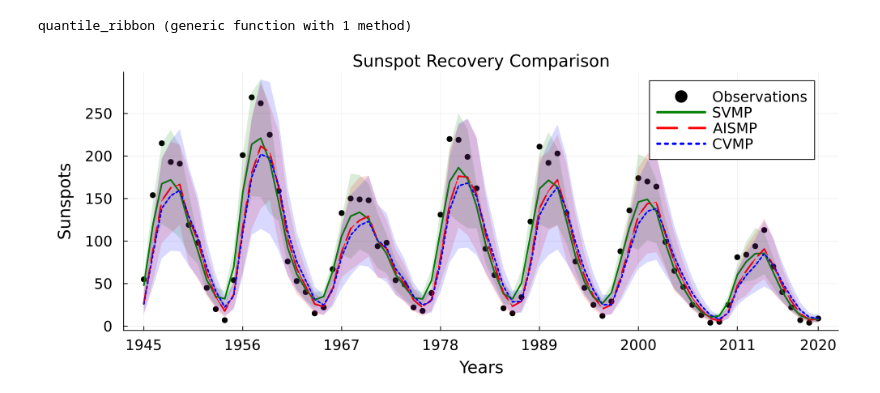
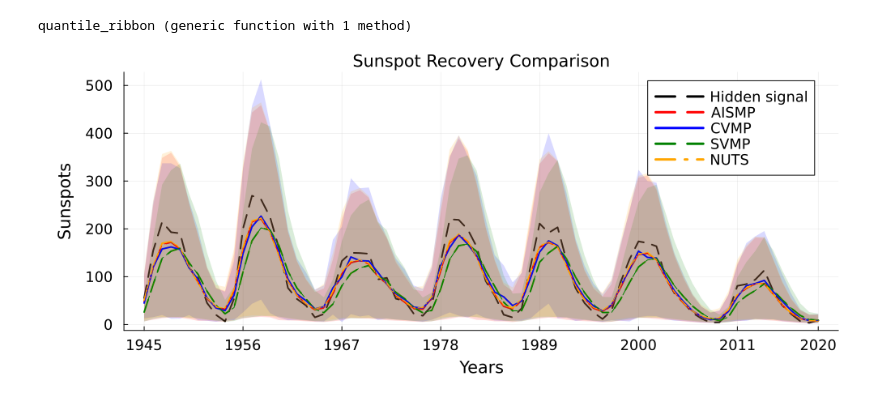
Before and after one commit to biaslab/CVMP, a Jupyter notebook: demos/generate_plots/generate_sunspot_plots.ipynb, the cells around one changed output. Cells and saved outputs as stored; diff of their text form; code cells hidden in the pictures.

Commit message:
feat: use accurate CVMP for main plot

```diff
--- a/demos/generate_plots/generate_sunspot_plots.ipynb
+++ b/demos/generate_plots/generate_sunspot_plots.ipynb
@@ -22,15 +22,15 @@ not_rounded = map((s) -> s[2], select_1945_2020)
 observations = map((s) -> round(s[2]), select_1945_2020);
 
 # to check that matched with Semih
-cvi = readdlm("../estimations/cvi_sunspot_results.csv")
-cvmp = readdlm("../estimations/cvmp_sunspot_results.csv")
+svmp = readdlm("../estimations/cvi_sunspot_results.csv")
+cvmp = readdlm("../estimations/cvmp_accurate_sunspot_results.csv")
 aismp = readdlm("../estimations/ais_mp_sunspot_results.csv")
 nuts = readdlm("../estimations/nuts_sunspot_results.csv");
 
 inference_results = [
     aismp,
     cvmp,
-    cvi,
+    svmp,
     nuts
 ];
 
@@ -41,32 +41,32 @@ gammas = map(
 
 custom_colors = [:red, :blue, :green, :orange];
 algorithms = ["AISMP", "CVMP", "SVMP", "NUTS"];
-linestyles = [:dash, :solid, :dot, :dashdot];
+linestyles = [:dash, :solid, :dash, :dashdot];
 # %%
 gamma_estimation_plot = plot(title="Sunspot Recovery Comparison",
                        guidefontsize=14,
                        tickfontsize=12,
                        legendfontsize=12,
                        legend=:topright,
                        xtick=([1, 12, 23, 34, 45, 56, 67, 76], [1945, 1956, 1967, 1978, 1989, 2000, 2011, 2020]),
                        xlabel="Years",
                        ylabel="Sunspots",
                        label="Observations",
                        left_margin=10Plots.mm,
                        bottom_margin=5Plots.mm)
 
 plot!(gamma_estimation_plot, not_rounded, color=:black, label="Hidden signal", linestyle=:dash, lw=2, size=(1000, 400))
 
-for (i, (algorithm, gamma, color, linestyle)) in enumerate(zip(algorithms, gammas, custom_colors, linestyles, 1:3))
+for (i, (algorithm, gamma, color, linestyle)) in enumerate(zip(algorithms, gammas, custom_colors, linestyles))
     lower, upper = zip(quantile_ribbon.(gammas[i])...) |> collect;
     lower, upper = [lower...], [upper...]
     plot!(gamma_estimation_plot, mean.(gammas[i]), ribbon=(lower, upper), label=algorithm, lw=2, size=(1000, 400), color=color, linestyle = linestyle, fillalpha=0.15)
 end
 
 for (i, (algorithm, gamma, color, linestyle)) in enumerate(zip(algorithms, gammas, custom_colors, linestyles))
     plot!(mean.(gamma), label=false, color=color, linestyle = linestyle)
 end
 
-estimation_plot
+gamma_estimation_plot
 # %% [output]
-[figure, old version]
+[figure, new version]
```
Also changed, not shown: parts of 4 cells of this notebook, 3 other files.
